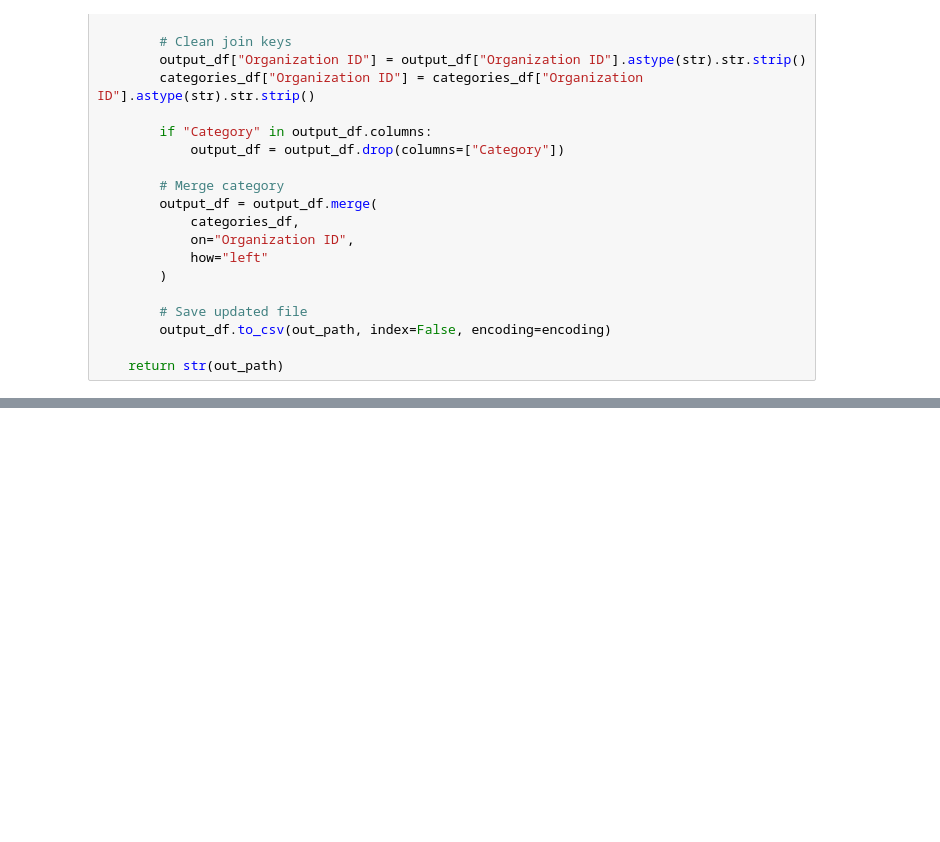
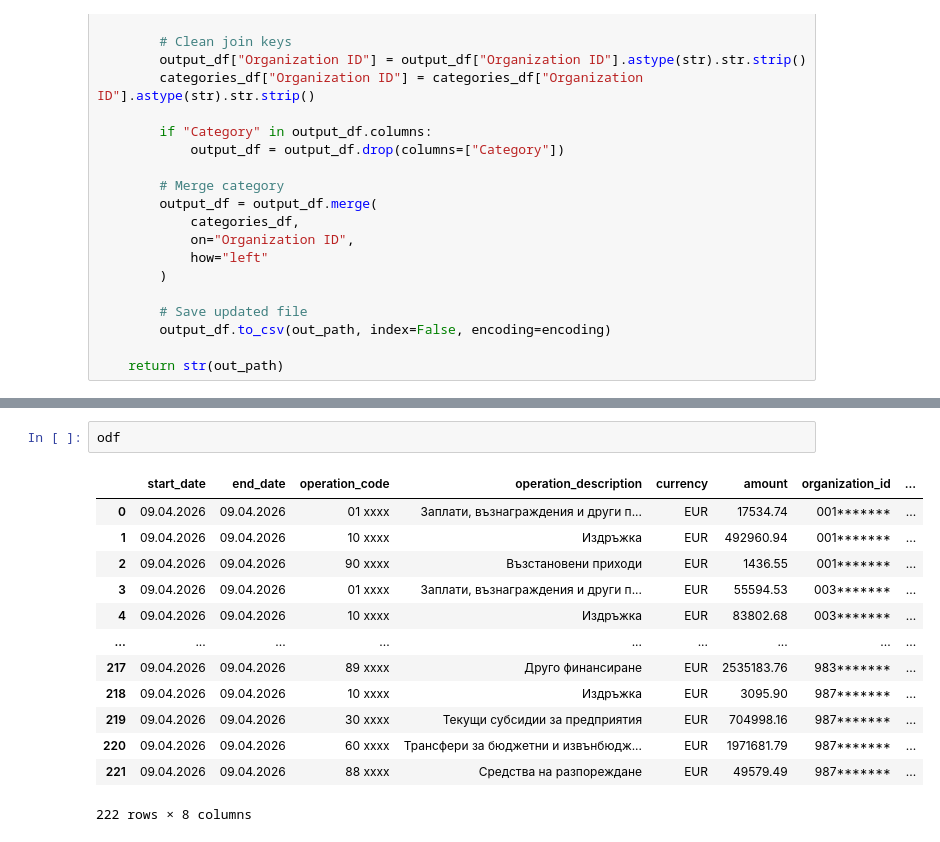
Before and after one commit to data-for-good-bg/sebra-scrape, a Jupyter notebook: playground/SEBRA_parser_2026_EUR.ipynb, the cells around one changed output, grey strips where cells are left out. Cells and saved outputs as stored; diff of their text form; blank space fills up the shorter version.

```diff
--- a/playground/SEBRA_parser_2026_EUR.ipynb
+++ b/playground/SEBRA_parser_2026_EUR.ipynb
@@ -250,2 +549,18 @@ def process_sebra_folder(
+# %%
+odf
+# %% [output]
+|  | start_date | end_date | operation_code | operation_description | currency | amount | organization_id | ... |
+| 0 | 09.04.2026 | 09.04.2026 | 01 xxxx | Заплати, възнаграждения и други п... | EUR | 17534.74 | 001******* | ... |
+| 1 | 09.04.2026 | 09.04.2026 | 10 xxxx | Издръжка | EUR | 492960.94 | 001******* | ... |
+| 2 | 09.04.2026 | 09.04.2026 | 90 xxxx | Възстановени приходи | EUR | 1436.55 | 001******* | ... |
+| 3 | 09.04.2026 | 09.04.2026 | 01 xxxx | Заплати, възнаграждения и други п... | EUR | 55594.53 | 003******* | ... |
+| 4 | 09.04.2026 | 09.04.2026 | 10 xxxx | Издръжка | EUR | 83802.68 | 003******* | ... |
+| ... | ... | ... | ... | ... | ... | ... | ... | ... |
+| 217 | 09.04.2026 | 09.04.2026 | 89 xxxx | Друго финансиране | EUR | 2535183.76 | 983******* | ... |
+| 218 | 09.04.2026 | 09.04.2026 | 10 xxxx | Издръжка | EUR | 3095.90 | 987******* | ... |
+| 219 | 09.04.2026 | 09.04.2026 | 30 xxxx | Текущи субсидии за предприятия | EUR | 704998.16 | 987******* | ... |
+| 220 | 09.04.2026 | 09.04.2026 | 60 xxxx | Трансфери за бюджетни и извънбюдж... | EUR | 1971681.79 | 987******* | ... |
+| 221 | 09.04.2026 | 09.04.2026 | 88 xxxx | Средства на разпореждане | EUR | 49579.49 | 987******* | ... |
+222 rows × 8 columns
 # %%
 parse_sebra_xlsx('./Data/SEBRA-09042026.xlsx')
```
Also changed, not shown: parts of 6 cells of this notebook.
